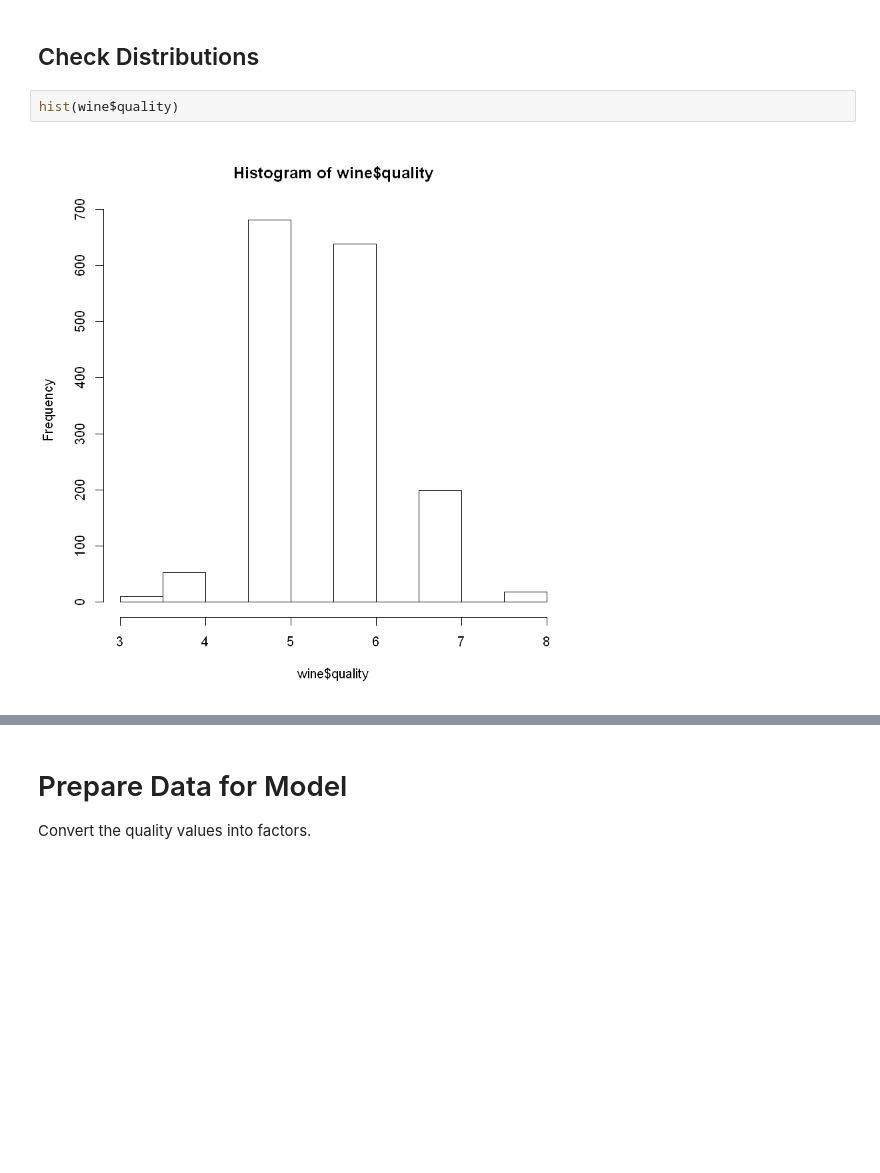
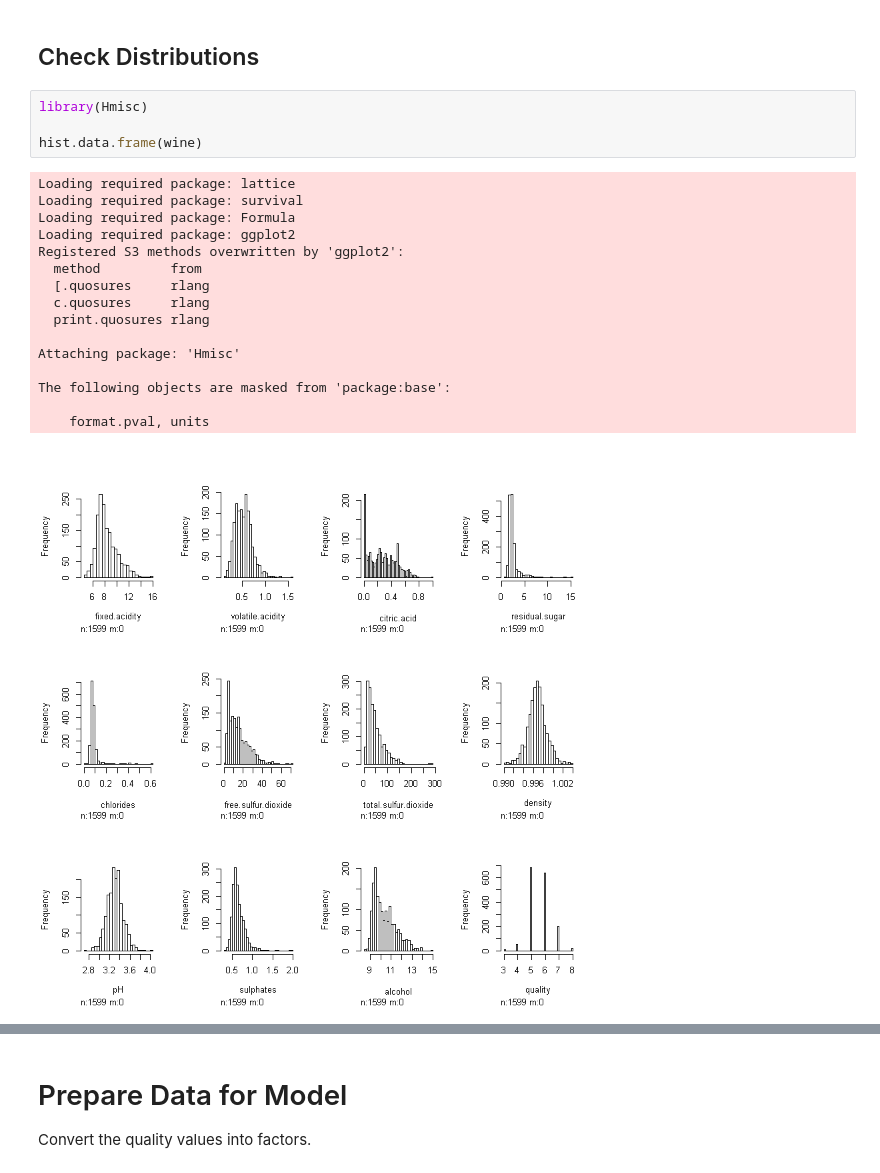
Before and after one commit to middlec000/water_potability, a Jupyter notebook: Code/Random-Forest_WIne-Quality.ipynb, the cells around one changed output, grey strips where cells are left out. Drawn from its saved outputs; the diff is of its cells as text; blank space fills up the shorter version.

```diff
--- a/Code/Random-Forest_WIne-Quality.ipynb
+++ b/Code/Random-Forest_WIne-Quality.ipynb
@@ -53,7 +53,24 @@ cbind(colSums(is.na(wine)))
 No missing values - good!
 # %% [markdown]
 ## Check Distributions
-# %%
-hist(wine$quality)
-# %% [output]
-[figure, removed]
+# %%
+library(Hmisc)
+
+hist.data.frame(wine)
+# %% [output]
+Loading required package: lattice
+Loading required package: survival
+Loading required package: Formula
+Loading required package: ggplot2
+Registered S3 methods overwritten by 'ggplot2':
+  method         from
+  [.quosures     rlang
+  c.quosures     rlang
+  print.quosures rlang
+
+Attaching package: 'Hmisc'
+
+The following objects are masked from 'package:base':
+
+    format.pval, units
+[figure, added]
```
Also changed, not shown: parts of 21 cells of this notebook, 1 other file.
